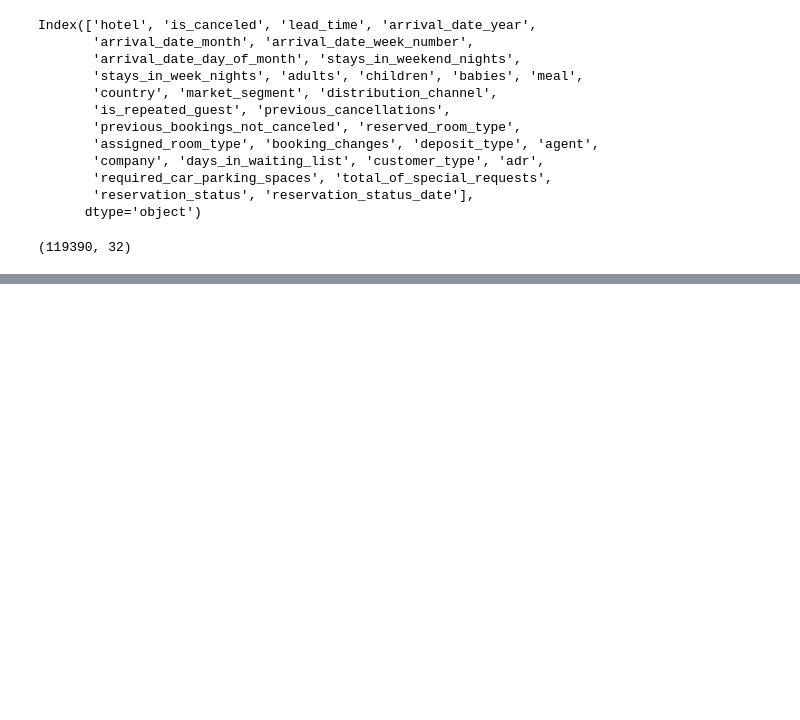
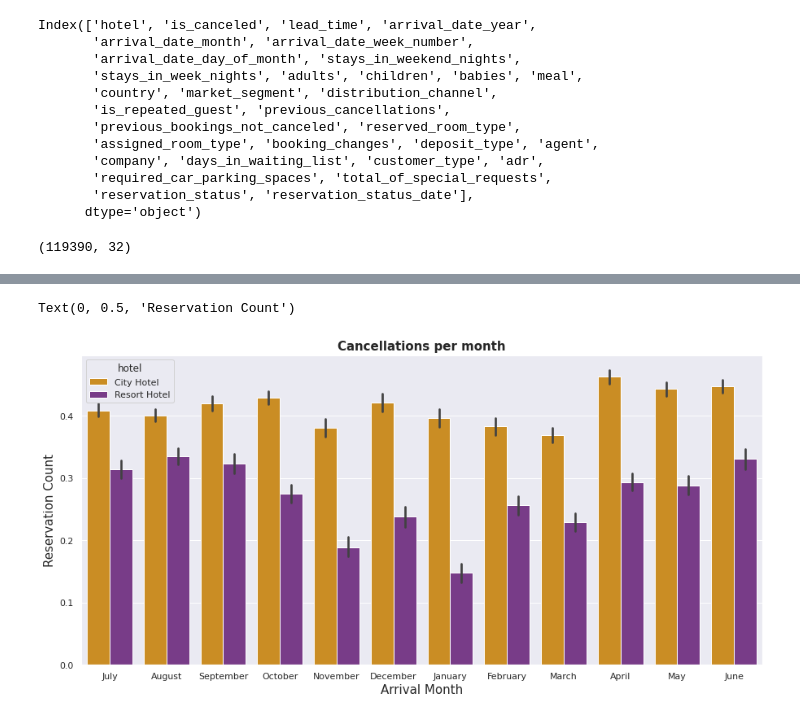
Before and after one commit to Tanjul5/World-Bank-Education-EDA-capston-1, a Jupyter notebook: Copy_of_Hotel_Booking_Analysis_Capstone_Project.ipynb, the cells around one changed output, grey strips where cells are left out. Cells and saved outputs as stored; diff of their text form; code cells hidden in the pictures; blank space fills up the shorter version.

```diff
--- a/Copy_of_Hotel_Booking_Analysis_Capstone_Project.ipynb
+++ b/Copy_of_Hotel_Booking_Analysis_Capstone_Project.ipynb
@@ -137,0 +269,9 @@ Hotel_book_df.describe().transpose()
+# %%
+fig, ax = plt.subplots(figsize = (15,7))
+sns.barplot(x = "arrival_date_month", y = "is_canceled", hue="hotel",hue_order = ["City Hotel", "Resort Hotel"],data=Hotel_book_df,palette= 'CMRmap_r')
+plt.title('Cancellations per month', weight='bold',size = 15)
+plt.xlabel('Arrival Month', size = 15)
+plt.ylabel('Reservation Count', size = 15)
+# %% [output]
+Text(0, 0.5, 'Reservation Count')
+[figure, added]
```
Also changed, not shown: parts of 24 cells of this notebook.
